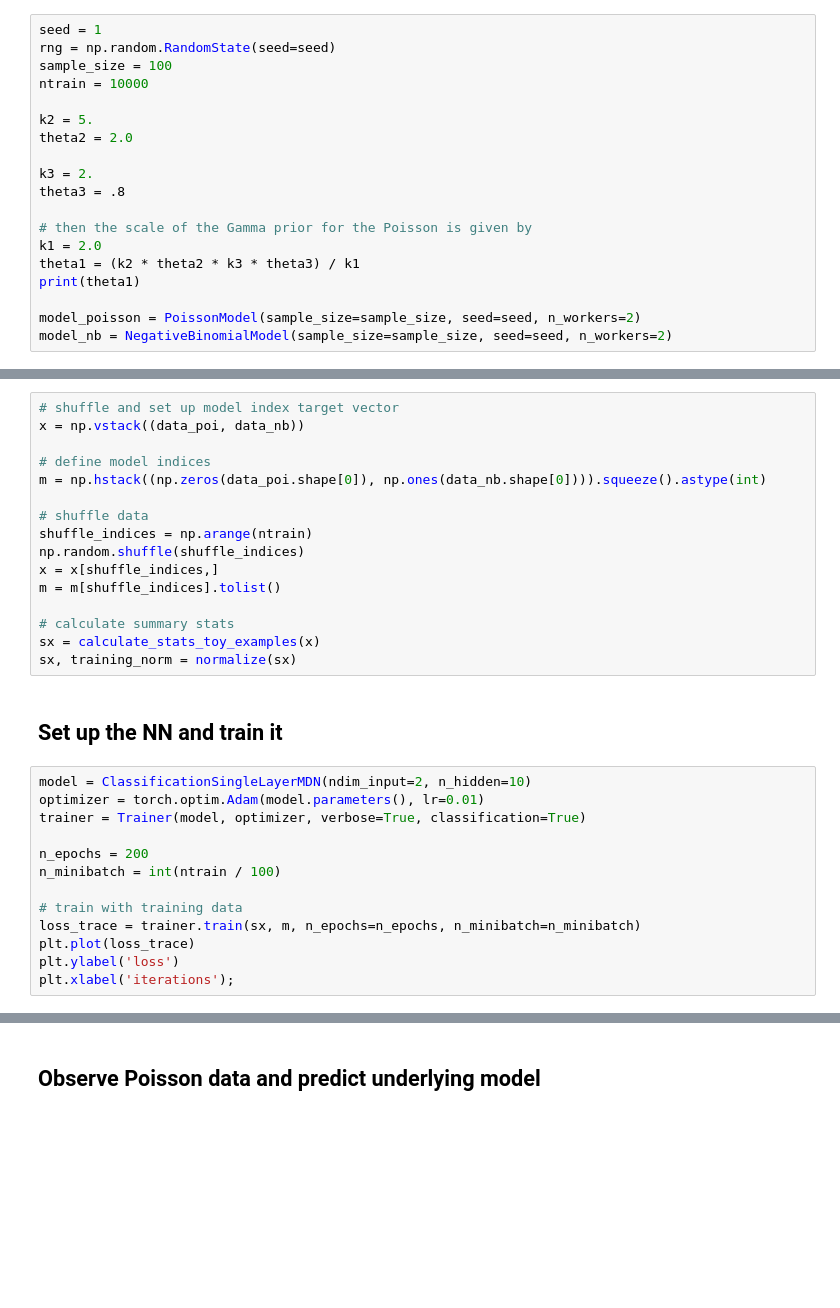
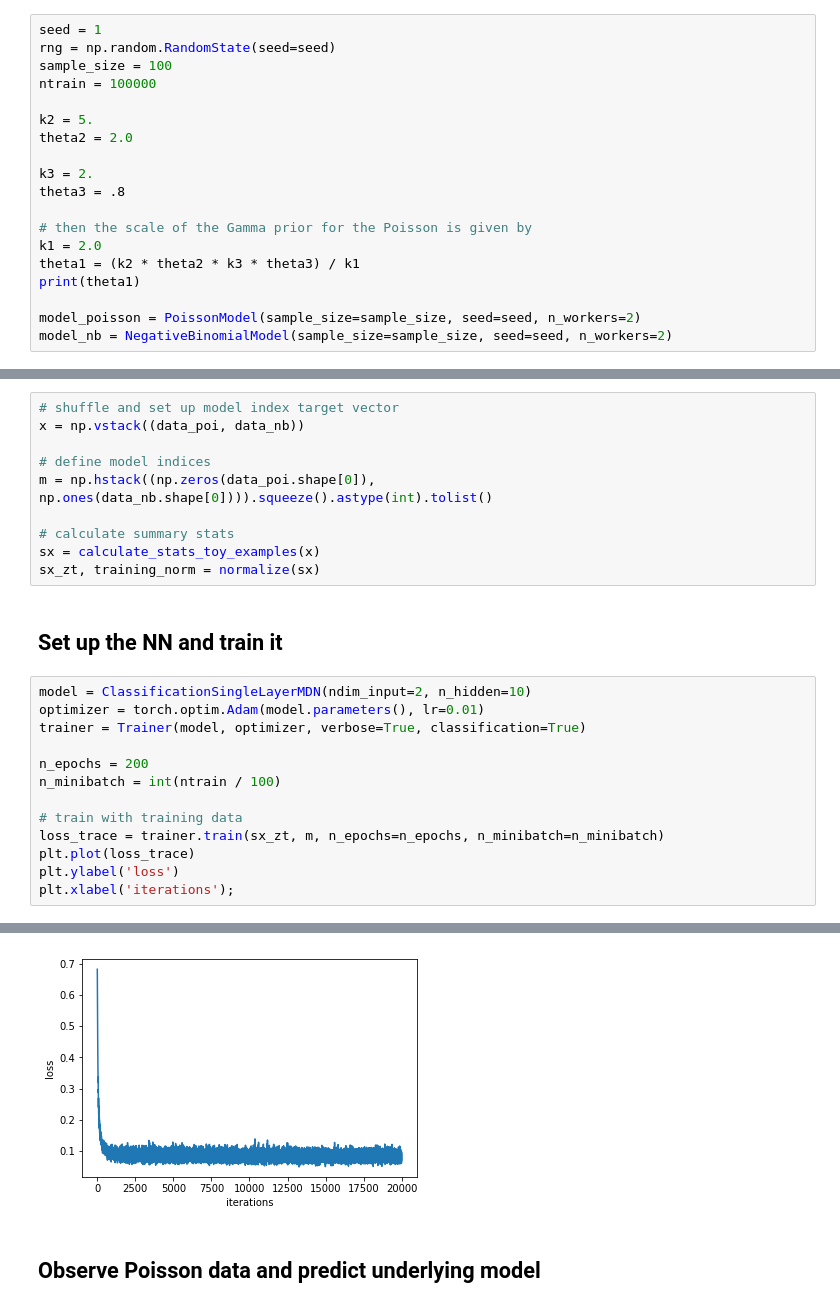
Before and after one commit to janfb/mcabc, a Jupyter notebook: notebooks/ModelComparison_ToyExample.ipynb, the cells around one changed output, grey strips where cells are left out. Cells and saved outputs as stored; diff of their text form; blank space fills up the shorter version.

```diff
--- a/notebooks/ModelComparison_ToyExample.ipynb
+++ b/notebooks/ModelComparison_ToyExample.ipynb
@@ -17,7 +19,7 @@ from model_comparison.models import PoissonModel, NegativeBinomialModel
 seed = 1
 rng = np.random.RandomState(seed=seed)
 sample_size = 100
-ntrain = 10000
+ntrain = 100000
 
 k2 = 5.
 theta2 = 2.0
@@ -51,17 +55,11 @@ data_nb = model_nb.gen(params_nb)
 x = np.vstack((data_poi, data_nb))
 
 # define model indices
-m = np.hstack((np.zeros(data_poi.shape[0]), np.ones(data_nb.shape[0]))).squeeze().astype(int)
-
-# shuffle data
-shuffle_indices = np.arange(ntrain)
-np.random.shuffle(shuffle_indices)
-x = x[shuffle_indices,]
-m = m[shuffle_indices].tolist()
+m = np.hstack((np.zeros(data_poi.shape[0]), np.ones(data_nb.shape[0]))).squeeze().astype(int).tolist()
 
 # calculate summary stats
 sx = calculate_stats_toy_examples(x)
-sx, training_norm = normalize(sx)
+sx_zt, training_norm = normalize(sx)
 # %% [markdown]
 ## Set up the NN and train it
 # %%
@@ -73,7 +71,8 @@ n_epochs = 200
 n_minibatch = int(ntrain / 100)
 
 # train with training data
-loss_trace = trainer.train(sx, m, n_epochs=n_epochs, n_minibatch=n_minibatch)
+loss_trace = trainer.train(sx_zt, m, n_epochs=n_epochs, n_minibatch=n_minibatch)
 plt.plot(loss_trace)
 plt.ylabel('loss')
 plt.xlabel('iterations');
+# %% [output]
@@ -80,3 +81,4 @@ plt.xlabel('iterations');
+[figure, added]
 # %% [markdown]
 ## Observe Poisson data and predict underlying model
 # %%
```
Also changed, not shown: parts of 16 cells of this notebook.
